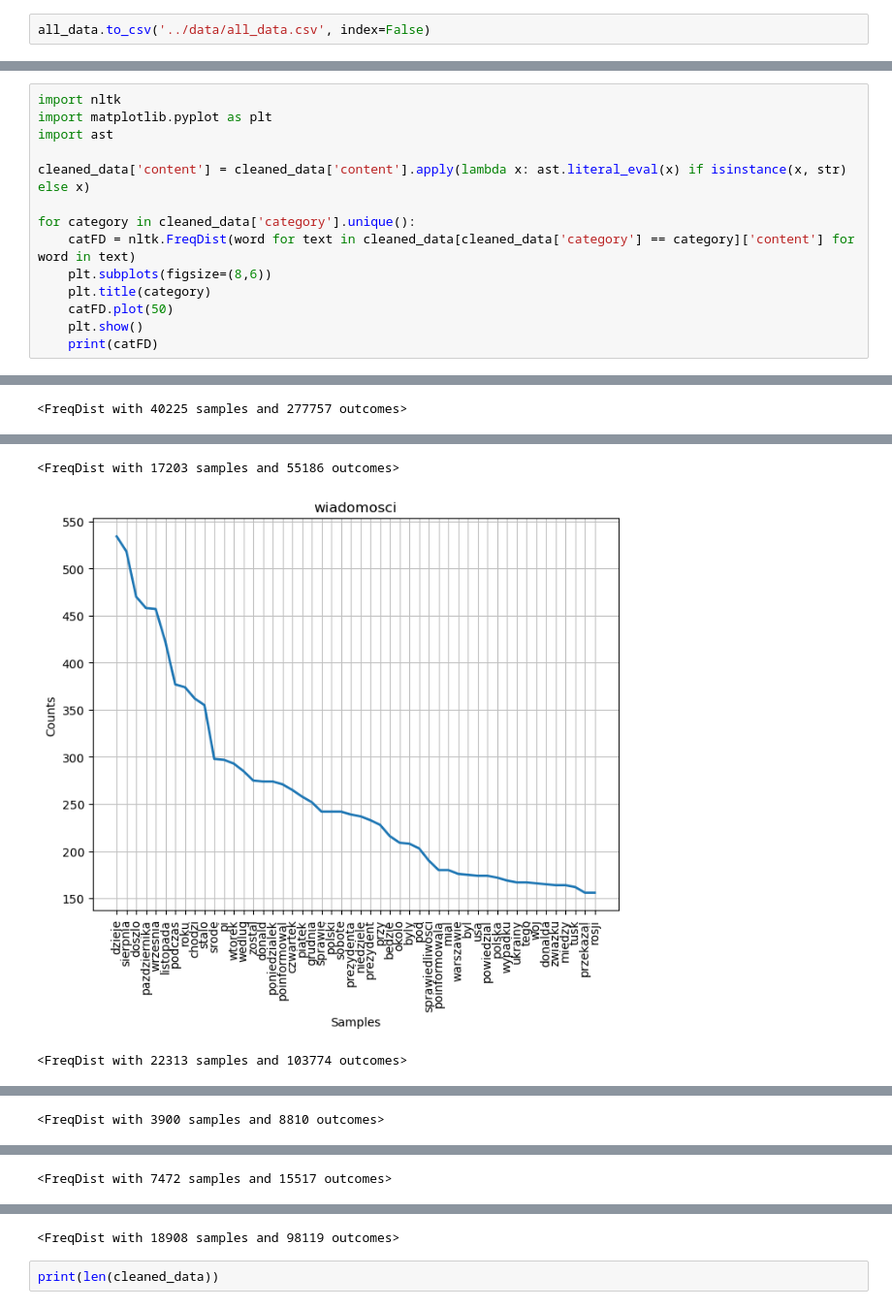
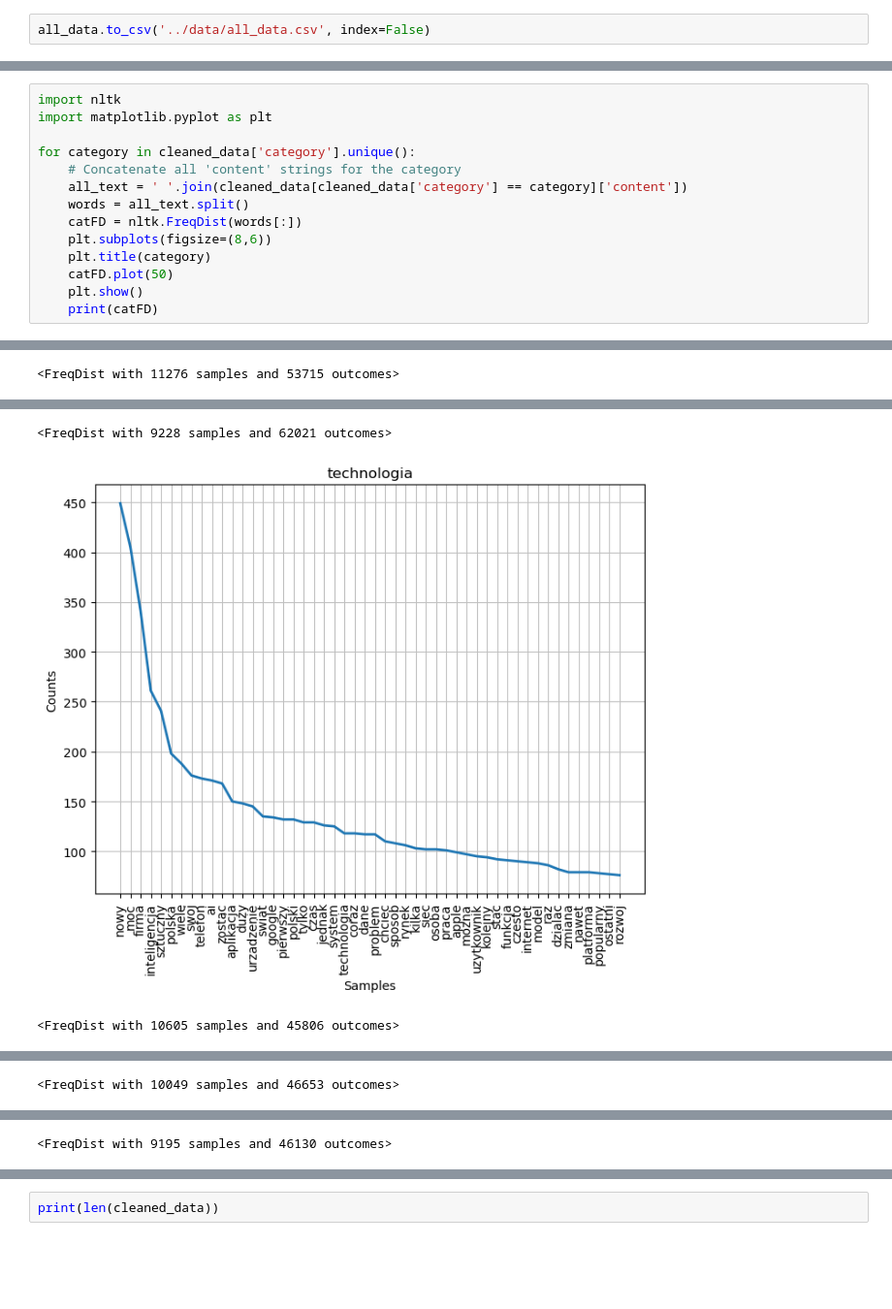
Before and after one commit to mkaniowski/data-minning, a Jupyter notebook: notebooks/explore_data.ipynb, the cells around one changed output, grey strips where cells are left out. Shown: that part at 97% size. Saved outputs shown, nothing was run; the diff lists cells and outputs as text; blank space fills up the shorter version.

Commit message:
:sparkles: optuna :bug: fix data pre processing

```diff
--- a/notebooks/explore_data.ipynb
+++ b/notebooks/explore_data.ipynb
@@ -502,12 +500,12 @@ cleaned_data = pd.read_csv('../data/cleaned_data_v2.csv')
 # %%
 import nltk
 import matplotlib.pyplot as plt
-import ast
-
-cleaned_data['content'] = cleaned_data['content'].apply(lambda x: ast.literal_eval(x) if isinstance(x, str) else x)
 
 for category in cleaned_data['category'].unique():
-    catFD = nltk.FreqDist(word for text in cleaned_data[cleaned_data['category'] == category]['content'] for word in text)
+    # Concatenate all 'content' strings for the category
+    all_text = ' '.join(cleaned_data[cleaned_data['category'] == category]['content'])
+    words = all_text.split()
+    catFD = nltk.FreqDist(words[:])
     plt.subplots(figsize=(8,6))
     plt.title(category)
     catFD.plot(50)
@@ -518 +516 @@ for category in cleaned_data['category'].unique():
-<FreqDist with 40225 samples and 277757 outcomes>
+<FreqDist with 11276 samples and 53715 outcomes>
@@ -520,3 +518,3 @@ for category in cleaned_data['category'].unique():
-<FreqDist with 17203 samples and 55186 outcomes>
+<FreqDist with 9228 samples and 62021 outcomes>
-[figure, old version]
+[figure, new version]
-<FreqDist with 22313 samples and 103774 outcomes>
+<FreqDist with 10605 samples and 45806 outcomes>
@@ -524 +522 @@ for category in cleaned_data['category'].unique():
-<FreqDist with 3900 samples and 8810 outcomes>
+<FreqDist with 10049 samples and 46653 outcomes>
@@ -526 +524 @@ for category in cleaned_data['category'].unique():
-<FreqDist with 7472 samples and 15517 outcomes>
+<FreqDist with 9195 samples and 46130 outcomes>
@@ -528,4 +525,3 @@ for category in cleaned_data['category'].unique():
-<FreqDist with 18908 samples and 98119 outcomes>
 # %%
 print(len(cleaned_data))
 # %% [output]
```
Also changed, not shown: parts of 8 cells of this notebook, 17 other files.
